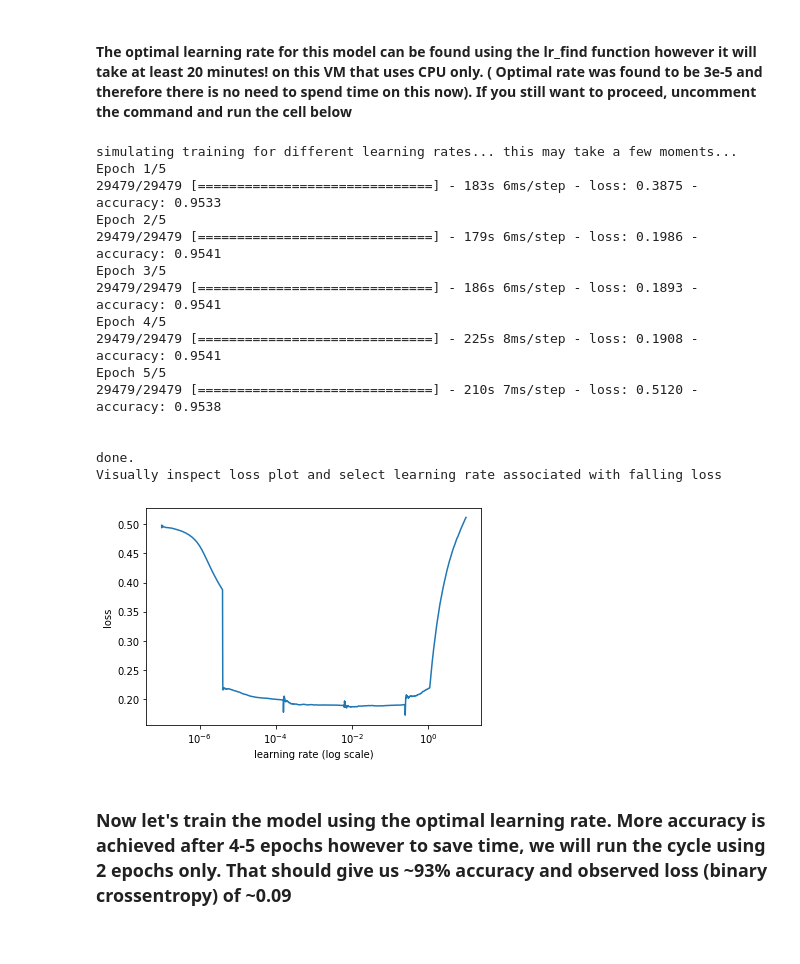
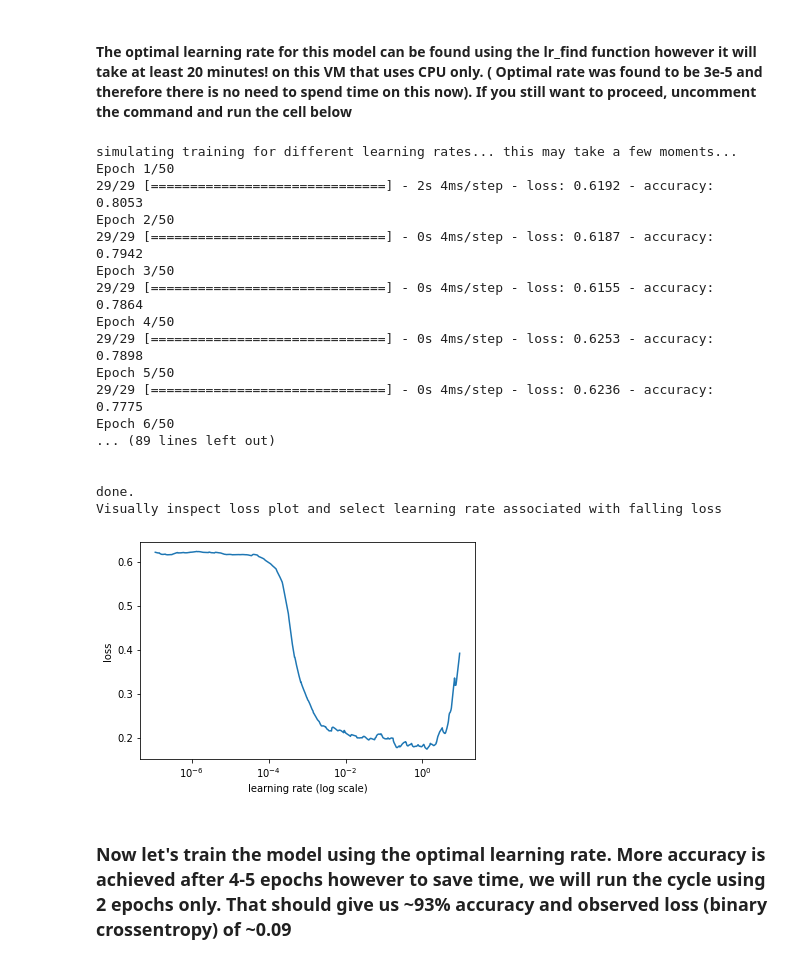
Before and after one commit to f5devcentral/ml_sqli_detector, a Jupyter notebook: ml_sqli_detector-nbsvm.ipynb, the cells around one changed output. Saved outputs shown, nothing was run; the diff lists cells and outputs as text; code cells hidden in the pictures.

Commit message:
NBSVM plus model

```diff
--- a/ml_sqli_detector-nbsvm.ipynb
+++ b/ml_sqli_detector-nbsvm.ipynb
@@ -104,8 +104,9 @@ nbsvm_model = get_model()
 new_model = Sequential()
 new_model.add(nbsvm_model)
 new_model.add(Embedding(input_dim=500, output_dim=64))
-new_model.add(GRU(256, return_sequences=True))
-new_model.add(SimpleRNN(128))
+new_model.add(LSTM(64))
+#new_model.add(GRU(256, return_sequences=True))
+#new_model.add(SimpleRNN(128))
 #new_model.add(concatenate([text_features]))
 new_model.add(Dense(16, activation='sigmoid'))
 new_model.add(GaussianDropout(0.2))
@@ -153,24 +153,26 @@ learner.freeze(1)
 # %% [markdown]
 #### The optimal learning rate for this model can be found using the **lr_find** function however it will take at least **20 minutes!** on this VM that uses CPU only. ( Optimal rate was found to be 3e-5 and therefore there is no need to spend time on this now). **If you still want to proceed**, uncomment the command and run the cell below
 # %%
-learner.lr_find(show_plot=True, max_epochs=5)
+learner.lr_find(show_plot=True, max_epochs=50)
 # %% [output]
 simulating training for different learning rates... this may take a few moments...
-Epoch 1/5
-29479/29479 [==============================] - 183s 6ms/step - loss: 0.3875 - accuracy: 0.9533
-Epoch 2/5
-29479/29479 [==============================] - 179s 6ms/step - loss: 0.1986 - accuracy: 0.9541
-Epoch 3/5
-29479/29479 [==============================] - 186s 6ms/step - loss: 0.1893 - accuracy: 0.9541
-Epoch 4/5
-29479/29479 [==============================] - 225s 8ms/step - loss: 0.1908 - accuracy: 0.9541
-Epoch 5/5
-29479/29479 [==============================] - 210s 7ms/step - loss: 0.5120 - accuracy: 0.9538
+Epoch 1/50
+29/29 [==============================] - 2s 4ms/step - loss: 0.6192 - accuracy: 0.8053
+Epoch 2/50
+29/29 [==============================] - 0s 4ms/step - loss: 0.6187 - accuracy: 0.7942
+Epoch 3/50
+29/29 [==============================] - 0s 4ms/step - loss: 0.6155 - accuracy: 0.7864
+Epoch 4/50
+29/29 [==============================] - 0s 4ms/step - loss: 0.6253 - accuracy: 0.7898
+Epoch 5/50
+29/29 [==============================] - 0s 4ms/step - loss: 0.6236 - accuracy: 0.7775
+Epoch 6/50
+... (89 lines left out)
 
 
 done.
 Visually inspect loss plot and select learning rate associated with falling loss
-[figure, old version]
+[figure, new version]
 # %% [markdown]
 ### Now let's train the model using the optimal learning rate. More accuracy is achieved after 4-5 epochs however to save time, we will run the cycle using 2 epochs only. That should give us ~93% accuracy and observed loss (binary crossentropy) of ~0.09
 # %%
```
Also changed, not shown: parts of 4 cells of this notebook, 2 other files.
